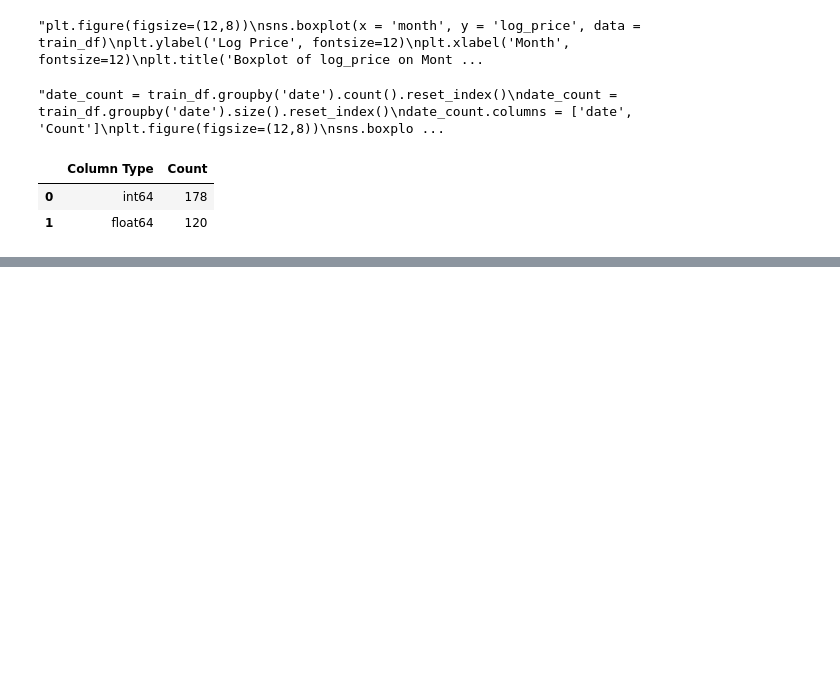
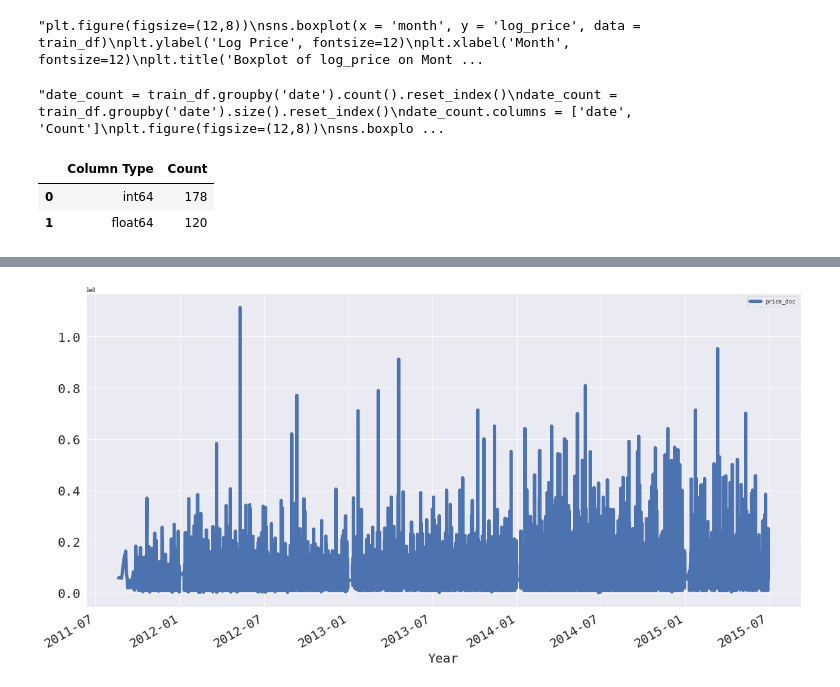
Before and after one commit to quedogf94/Spring2019_Project1, a Jupyter notebook: Goal_1.ipynb, the cells around one changed output, grey strips where cells are left out. Saved outputs shown, nothing was run; the diff lists cells and outputs as text; code cells hidden in the pictures; blank space fills up the shorter version.

```diff
--- a/Goal_1.ipynb
+++ b/Goal_1.ipynb
@@ -223,3 +250,14 @@ dtype_df.groupby("Column Type").aggregate('count').reset_index()
+# %%
+%matplotlib inline
+train_df.timestamp = pd.to_datetime(train_df.timestamp)
+train_df.set_index('timestamp', inplace=True)
+#train_df['price_doc'].plot()
+#train_df.reset_index()
+
+train_df[['price_doc']].plot(figsize=(20,10), linewidth=5, fontsize=20)
+plt.xlabel('Year', fontsize=20);
+# %% [output]
+[figure, added]
 # %%
 corrmat = train_set.drop(["id", "timestamp", "price_doc"], axis=1).corr(method='pearson', min_periods=1000)
 # plot absolute values
```
Also changed, not shown: parts of 9 cells of this notebook.
